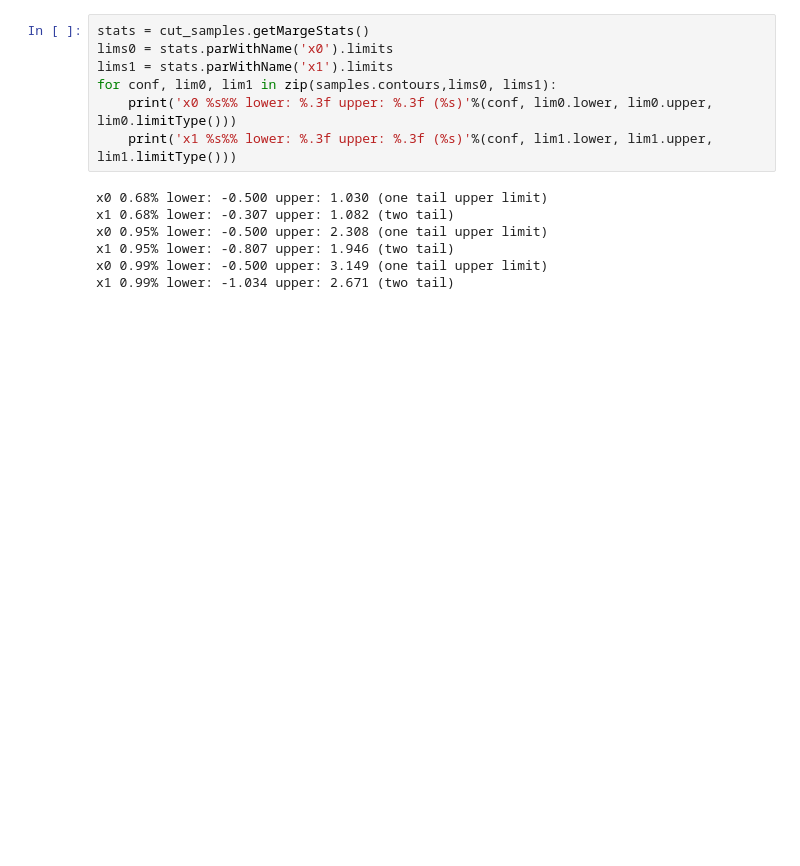
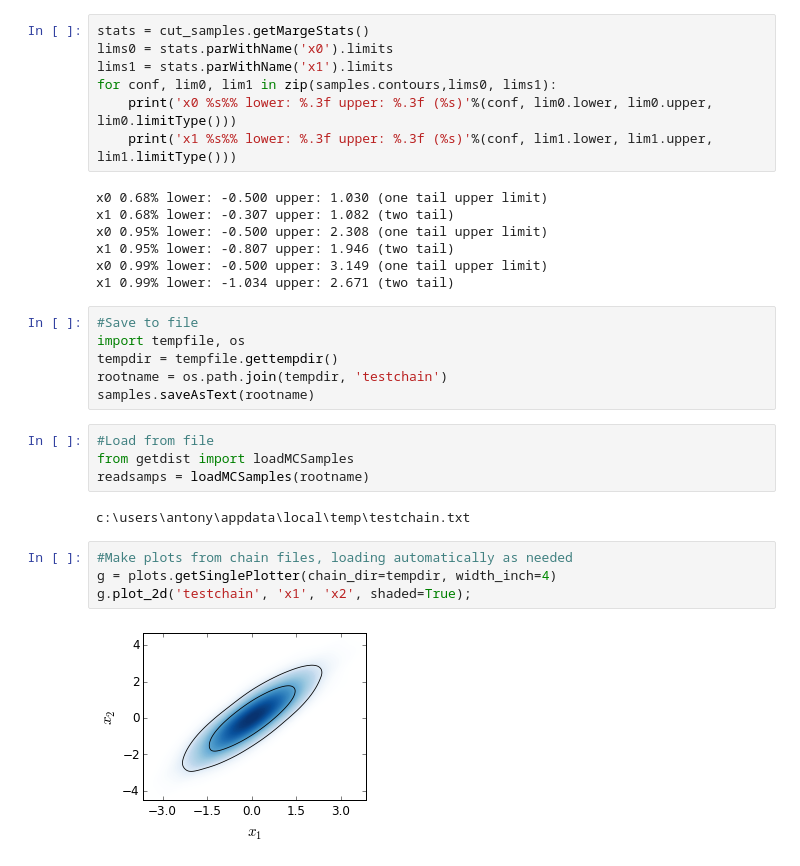
Before and after one commit to cmbant/getdist, a Jupyter notebook: docs/plot_gallery.ipynb, the cells around one changed output. Cells and saved outputs as stored; diff of their text form; blank space fills up the shorter version.

Commit message:
fix for save and update gallery

```diff
--- a/docs/plot_gallery.ipynb
+++ b/docs/plot_gallery.ipynb
@@ -232,3 +232,21 @@ x0 0.95% lower: -0.500 upper: 2.308 (one tail upper limit)
 x1 0.95% lower: -0.807 upper: 1.946 (two tail)
 x0 0.99% lower: -0.500 upper: 3.149 (one tail upper limit)
 x1 0.99% lower: -1.034 upper: 2.671 (two tail)
+# %%
+#Save to file
+import tempfile, os
+tempdir = tempfile.gettempdir()
+rootname = os.path.join(tempdir, 'testchain')
+samples.saveAsText(rootname)
+# %%
+#Load from file
+from getdist import loadMCSamples
+readsamps = loadMCSamples(rootname)
+# %% [output]
+c:\users\antony\appdata\local\temp\testchain.txt
+# %%
+#Make plots from chain files, loading automatically as needed
+g = plots.getSinglePlotter(chain_dir=tempdir, width_inch=4)
+g.plot_2d('testchain', 'x1', 'x2', shaded=True);
+# %% [output]
+[figure, added]
```
Also changed, not shown: 2 other files.
